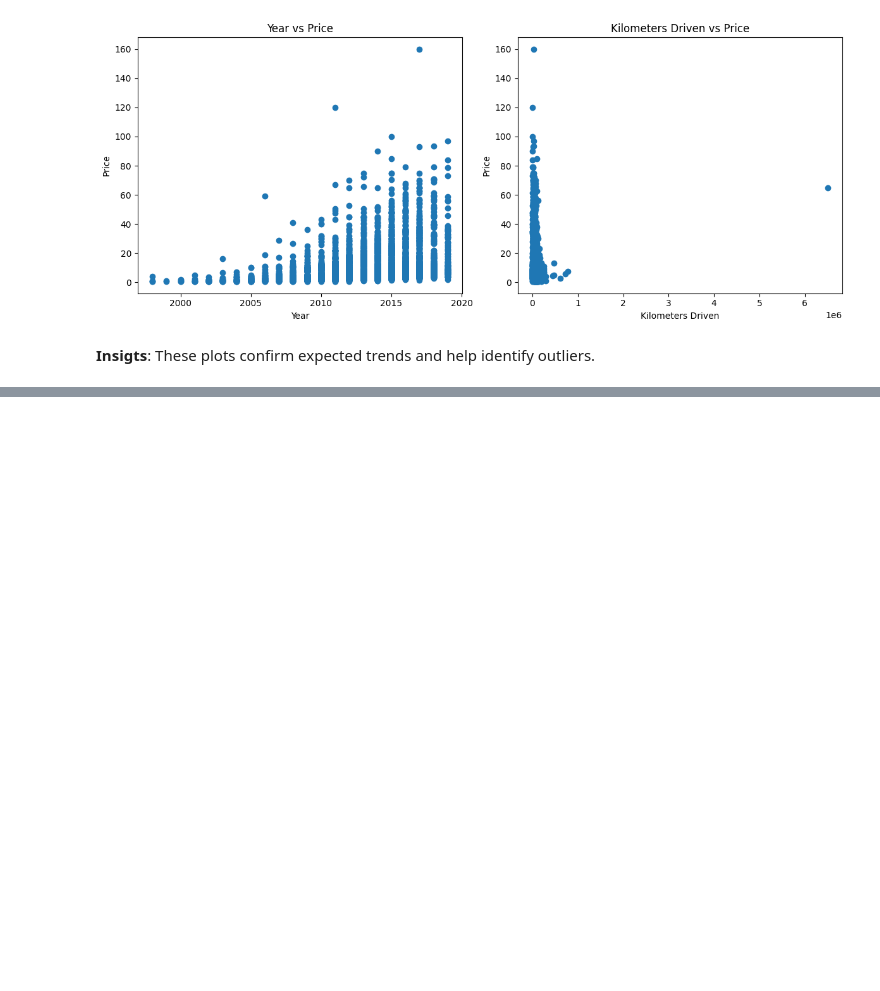
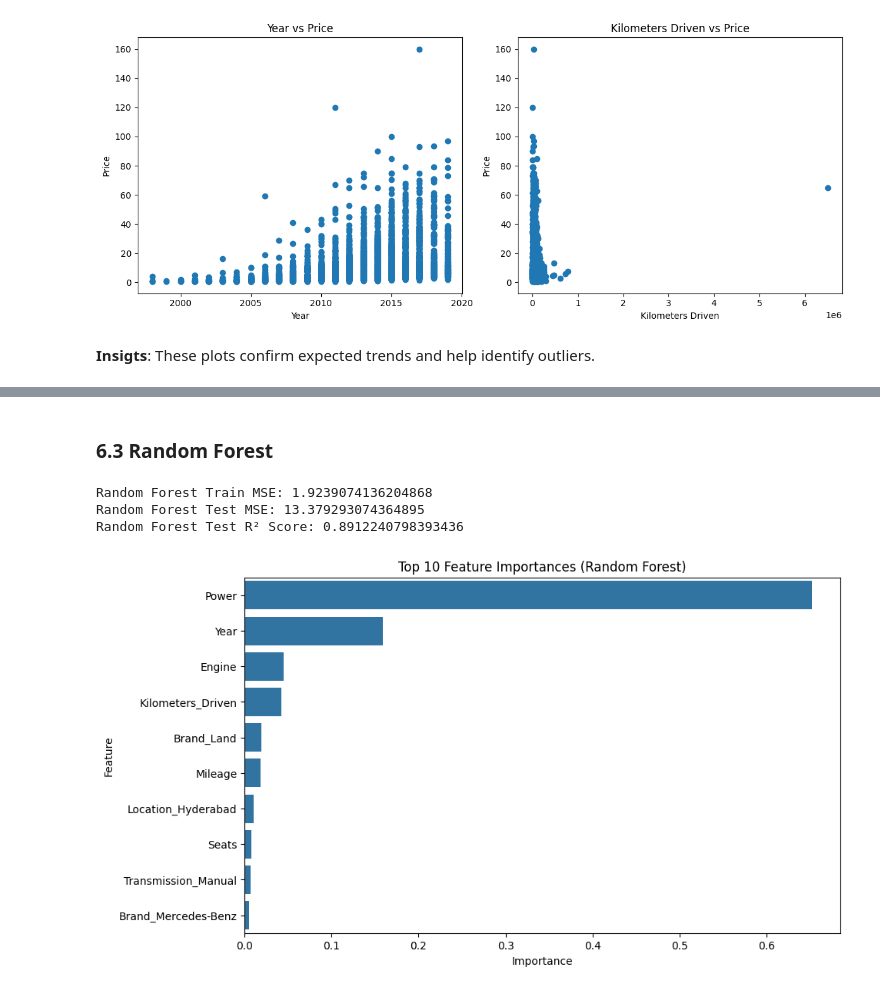
Before and after one commit to Christianib003/linear_regression_model, a Jupyter notebook: summative/linear_regression/multivariate.ipynb, the cells around one changed output, grey strips where cells are left out. Cells and saved outputs as stored; diff of their text form; code cells hidden in the pictures; blank space fills up the shorter version.

```diff
--- a/summative/linear_regression/multivariate.ipynb
+++ b/summative/linear_regression/multivariate.ipynb
@@ -218,0 +315,31 @@ plt.show()
+# %% [markdown]
+### 6.3 Random Forest
+# %%
+# Initialize and train Random Forest Regressor
+rf_reg = RandomForestRegressor(n_estimators=100, random_state=42)
+rf_reg.fit(X_train_scaled, y_train)
+
+# Predictions and evaluation
+y_train_pred_rf = rf_reg.predict(X_train_scaled)
+y_test_pred_rf = rf_reg.predict(X_test_scaled)
+rf_train_mse = mean_squared_error(y_train, y_train_pred_rf)
+rf_test_mse = mean_squared_error(y_test, y_test_pred_rf)
+rf_test_r2 = r2_score(y_test, y_test_pred_rf)
+
+print("Random Forest Train MSE:", rf_train_mse)
+print("Random Forest Test MSE:", rf_test_mse)
+print("Random Forest Test R² Score:", rf_test_r2)
+
+feature_importances_rf = rf_reg.feature_importances_
+importance_df_rf = pd.DataFrame({'Feature': feature_names, 'Importance': feature_importances_rf})
+importance_df_rf = importance_df_rf.sort_values(by='Importance', ascending=False).head(10)
+
+plt.figure(figsize=(10, 6))
+sns.barplot(x='Importance', y='Feature', data=importance_df_rf)
+plt.title('Top 10 Feature Importances (Random Forest)')
+plt.show()
+# %% [output]
+Random Forest Train MSE: 1.9239074136204868
+Random Forest Test MSE: 13.379293074364895
+Random Forest Test R² Score: 0.8912240798393436
+[figure, added]
```
Also changed, not shown: parts of 17 cells of this notebook, 2 other files.
